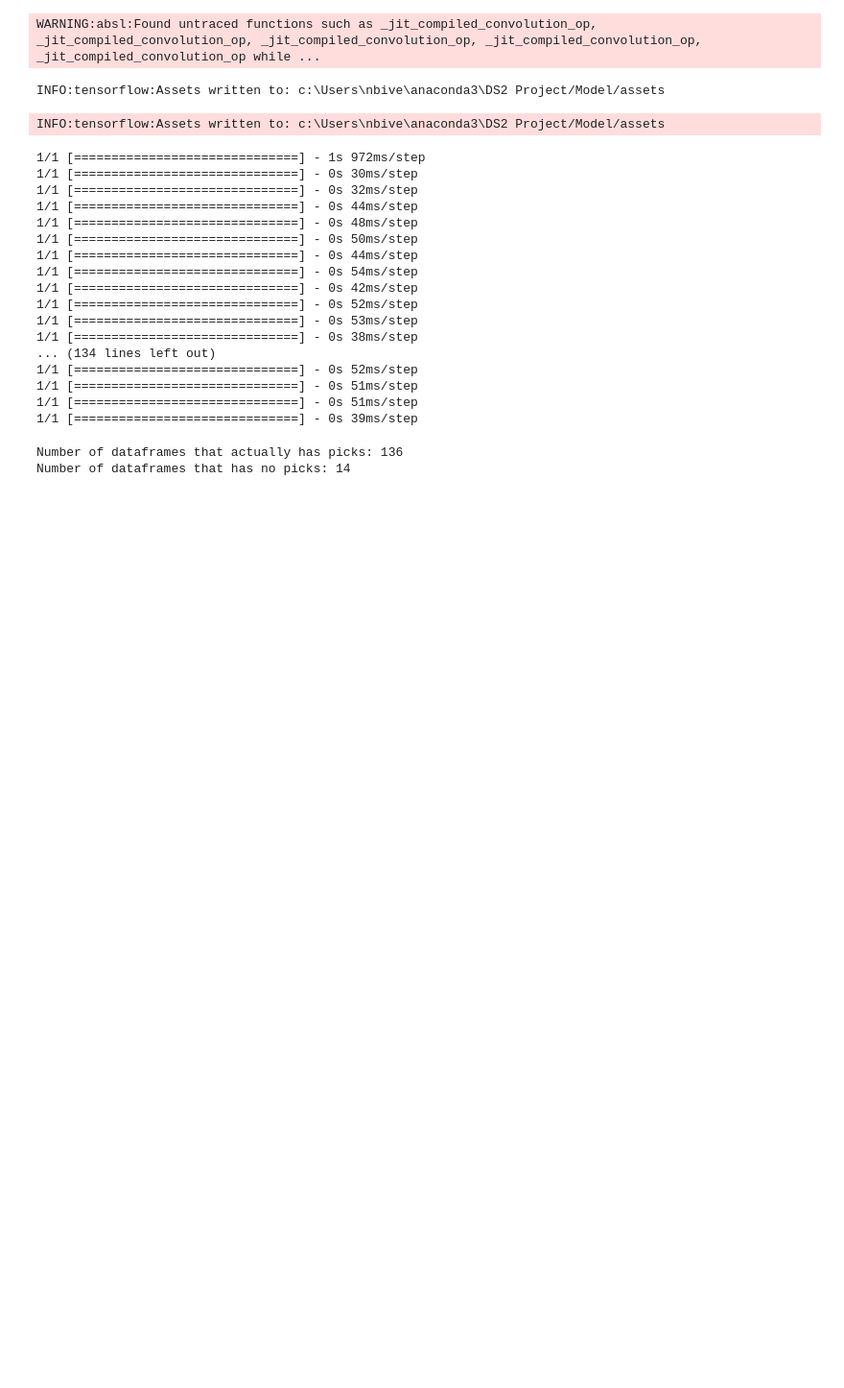
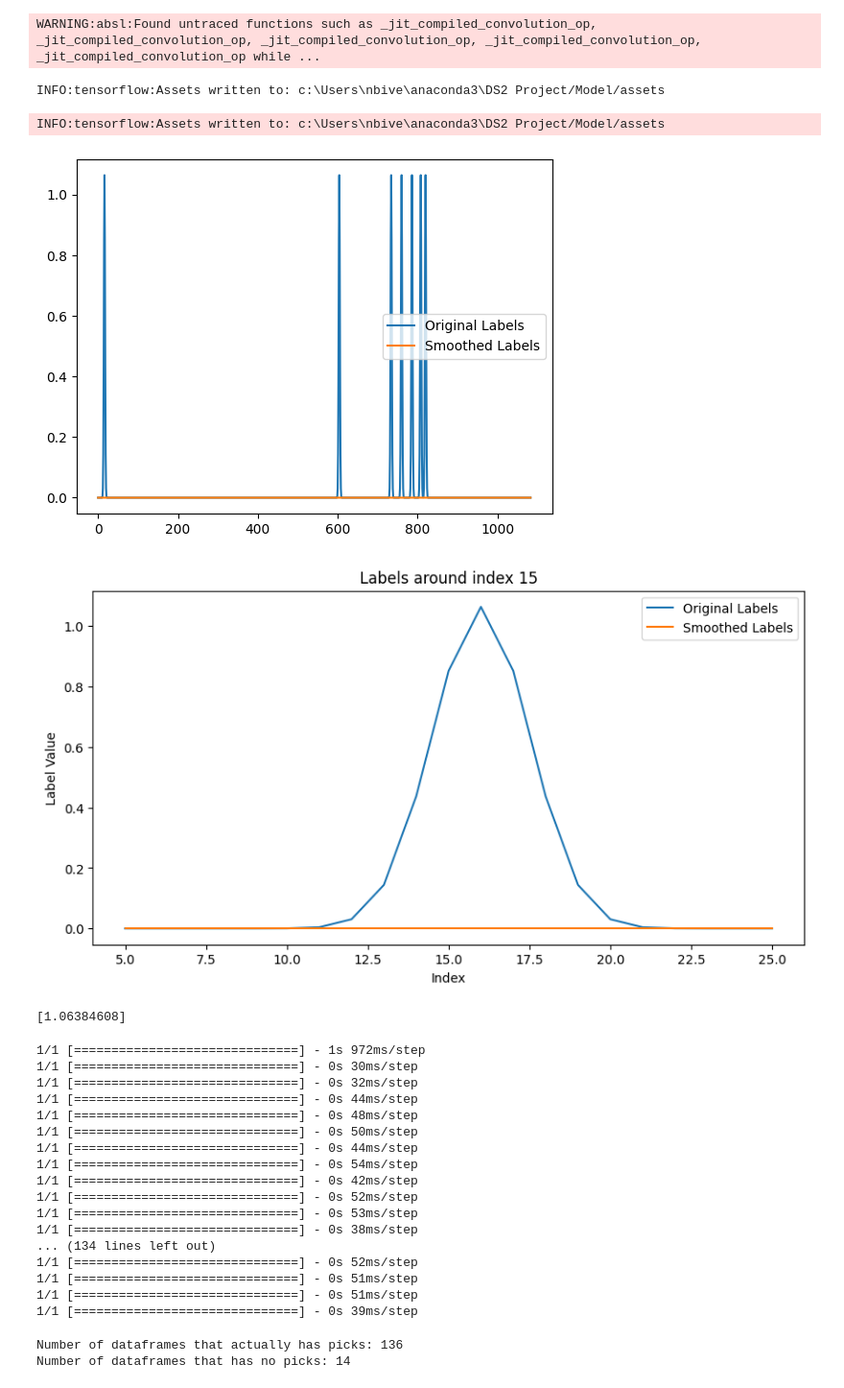
Before and after one commit to nbivens1992/TopPrediction, a Jupyter notebook: test_CNN.ipynb, the cells around one changed output. Shown: that part at 96% size. Saved outputs shown, nothing was run; the diff lists cells and outputs as text; code cells hidden in the pictures; blank space fills up the shorter version.

Commit message:
binarycross and smooth

```diff
--- a/test_CNN.ipynb
+++ b/test_CNN.ipynb
@@ -164,15 +164,15 @@ def adjust_max_length(max_length):
     else:
         return max_length
 
-# def smooth_labels(y, sigma=1):
-#     # Ensure y is a 1D array
-#     y = y.flatten()
-#     smoothed_y = np.zeros_like(y, dtype=float)
-#     for idx in np.where(y == 1)[0]:
-#         gaussian = np.exp(-0.5 * ((np.arange(len(y)) - idx) / sigma) ** 2)
-#         gaussian /= gaussian.sum()
-#         smoothed_y += 3* gaussian  # Both are 1D arrays, so this should work
-#     return smoothed_y
+def smooth_labels(y, sigma=1.5):
+    # Ensure y is a 1D array
+    y = y.flatten()
+    smoothed_y = np.zeros_like(y, dtype=float)
+    for idx in np.where(y == 1)[0]:
+        gaussian = np.exp(-0.5 * ((np.arange(len(y)) - idx) / sigma) ** 2)
+        gaussian /= gaussian.sum()
+        smoothed_y += 4* gaussian  # Both are 1D arrays, so this should work
+    return smoothed_y
 # %%
 current_dir = os.getcwd()
 # Train your model here
@@ -404,42 +404,46 @@ max_length = adjust_max_length(max_length)
 X_test = [pad_to_max_length(x, max_length) for x in X_test]
 
 # # Ensure even length for labels and then pad
-# y_test = [smooth_labels(y) for y in y_test]
+y_test = [smooth_labels(y) for y in y_test]
 y_test = [ensure_even_length(y.reshape(-1, 1),padding_value=0) for y in y_test]
 y_test = [pad_to_max_length(y, max_length,padding_value=0) for y in y_test]
 # %%
-# # Assuming y_test is a list of 2D arrays with shape (n, 1)
-# y_test_smoothed = [smooth_labels(y, sigma=2) for y in y_test]
+# Assuming y_test is a list of 2D arrays with shape (n, 1)
+y_test_smoothed = [smooth_labels(y, sigma=2) for y in y_test]
 
-# # Example usage
-# z_test = y_test[0].flatten()  # Flatten the array to 1D
-# smoothed_z_test = smooth_labels(z_test, sigma=2) # Flatten the smoothed labels to 1D
+# Example usage
+z_test = y_test[0].flatten()  # Flatten the array to 1D
+smoothed_z_test = smooth_labels(z_test, sigma=2) # Flatten the smoothed labels to 1D
 
-# # Plot the results
-# plt.plot(y_test[0], label='Original Labels')
-# plt.plot(y_test_smoothed[0], label='Smoothed Labels')
-# plt.legend()
-# plt.show()
+# Plot the results
+plt.plot(y_test[0], label='Original Labels')
+plt.plot(y_test_smoothed[0], label='Smoothed Labels')
+plt.legend()
+plt.show()
 
-# # Define the range around the pick to focus on
-# focus_index = 15  # Index of the pick
-# range_around_pick = 10  # Number of indices to include on either side
+# Define the range around the pick to focus on
+focus_index = 15  # Index of the pick
+range_around_pick = 10  # Number of indices to include on either side
 
-# # Plot the results focusing on the specified range
-# plt.figure(figsize=(10, 5))  # Increase figure size for better visibility
-# plt.plot(range(focus_index - range_around_pick, focus_index + range_around_pick + 1),
-#          y_test[0][focus_index - range_around_pick:focus_index + range_around_pick + 1],
-#          label='Original Labels')
-# plt.plot(range(focus_index - range_around_pick, focus_index + range_around_pick + 1),
-#          y_test_smoothed[0][focus_index - range_around_pick:focus_index + range_around_pick + 1],
-#          label='Smoothed Labels')
-# plt.legend()
-# plt.title(f"Labels around index {focus_index}")
-# plt.xlabel("Index")
-# plt.ylabel("Label Value")
-# plt.show()
+# Plot the results focusing on the specified range
+plt.figure(figsize=(10, 5))  # Increase figure size for better visibility
+plt.plot(range(focus_index - range_around_pick, focus_index + range_around_pick + 1),
+         y_test[0][focus_index - range_around_pick:focus_index + range_around_pick + 1],
+         label='Original Labels')
+plt.plot(range(focus_index - range_around_pick, focus_index + range_around_pick + 1),
+         y_test_smoothed[0][focus_index - range_around_pick:focus_index + range_around_pick + 1],
+         label='Smoothed Labels')
+plt.legend()
+plt.title(f"Labels around index {focus_index}")
+plt.xlabel("Index")
+plt.ylabel("Label Value")
+plt.show()
 
-# print(max(y_test[0]))
+print(max(y_test[0]))
+# %% [output]
+[figure, added]
+[figure, added]
+[1.06384608]
 # %%
 def pad_dataframe(df, desired_length, padding_value=-99):
     # Calculate the number of rows to add
```
Also changed, not shown: parts of 2 cells of this notebook, 1 other file.
